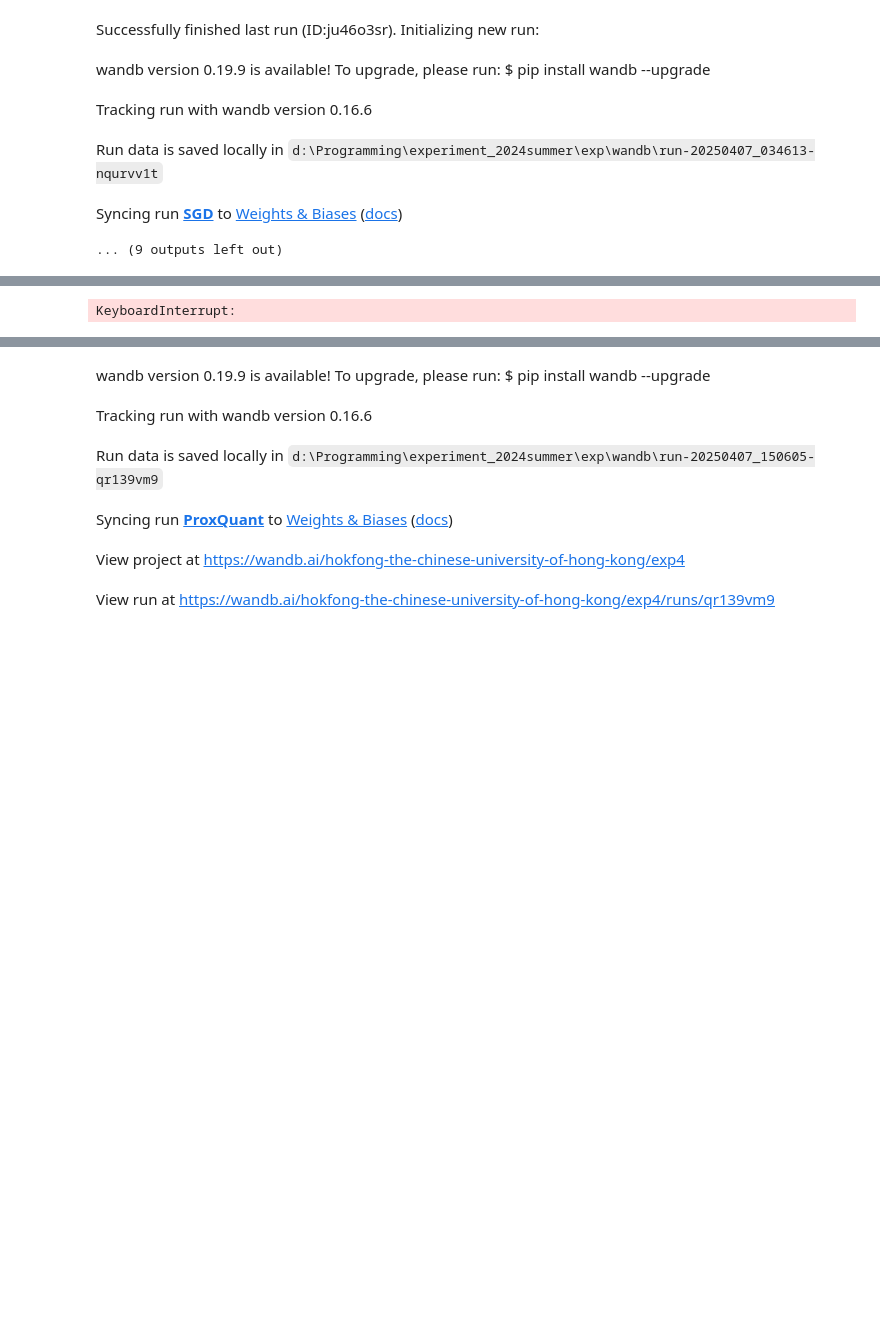
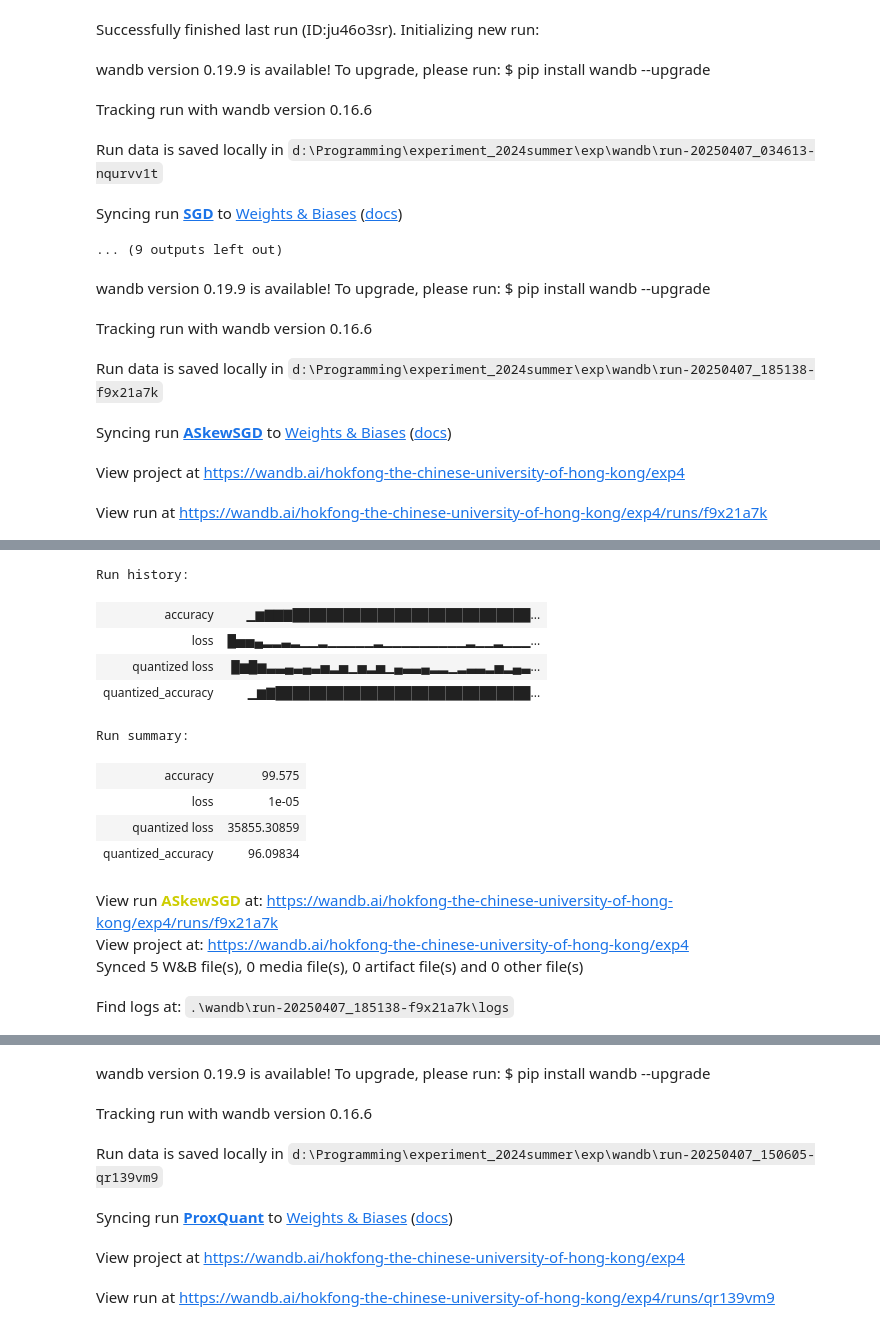
Before and after one commit to SWongHF/Experiment-2024-Summer, a Jupyter notebook: exp/experiment4.ipynb, the cells around one changed output, grey strips where cells are left out. Saved outputs shown, nothing was run; the diff lists cells and outputs as text; code cells hidden in the pictures; blank space fills up the shorter version.

```diff
--- a/exp/experiment4.ipynb
+++ b/exp/experiment4.ipynb
@@ -357,7 +357,7 @@ for epoch in range(0, EPOCH):
     if epoch < 25:
         epsilon = 1
     else:
-        epsilon = 0.88 ** (epoch - 25)
+        epsilon = 0.9 ** (epoch - 25)
 
     if epoch in lr_decay_epochs:
         for param_group in optimizer.param_groups:
@@ -459,3 +459,9 @@ for epoch in range(0, EPOCH):
         )
 wandb.finish()
 # %% [output]
+wandb version 0.19.9 is available! To upgrade, please run: $ pip install wandb --upgrade
+Tracking run with wandb version 0.16.6
+Run data is saved locally in d:\Programming\experiment_2024summer\exp\wandb\run-20250407_185138-f9x21a7k
+Syncing run ASkewSGD to Weights & Biases (docs)
+View project at https://wandb.ai/hokfong-the-chinese-university-of-hong-kong/exp4
+View run at https://wandb.ai/hokfong-the-chinese-university-of-hong-kong/exp4/runs/f9x21a7k
@@ -463,4 +485,17 @@ Problem at: C:\Users\Administrator\AppData\Local\Temp\ipykernel_17092\3647537418
-KeyboardInterrupt:
+Run history:
+| accuracy | ▁▆▇▇▇████████████████████████████... |
+| loss | █▅▅▄▂▂▃▂▁▁▂▁▁▁▁▁▂▁▁▁▁▁▁▁▁▁▂▁▁▂▁▁▁... |
+| quantized loss | █▆█▆▃▃▄▃▄▃▅▂▅▁▅▂▅▁▄▃▃▄▂▂▁▂▃▃▂▅▂▄▃... |
+| quantized_accuracy | ▁▆▇██████████████████████████████... |
+Run summary:
+| accuracy | 99.575 |
+| loss | 1e-05 |
+| quantized loss | 35855.30859 |
+| quantized_accuracy | 96.09834 |
+View run ASkewSGD at: https://wandb.ai/hokfong-the-chinese-university-of-hong-kong/exp4/runs/f9x21a7k
+View project at: https://wandb.ai/hokfong-the-chinese-university-of-hong-kong/exp4
+Synced 5 W&B file(s), 0 media file(s), 0 artifact file(s) and 0 other file(s)
+Find logs at: .\wandb\run-20250407_185138-f9x21a7k\logs
 # %%
 # Deterministic BinaryConnect
 init(project_name="exp4", opt_name="Deterministic BinaryConnect", batch_size=200, architecture="MLP", dataset_name="MNIST", lr=LR/100, alpha=0)
```
Also changed, not shown: parts of 3 cells of this notebook.
